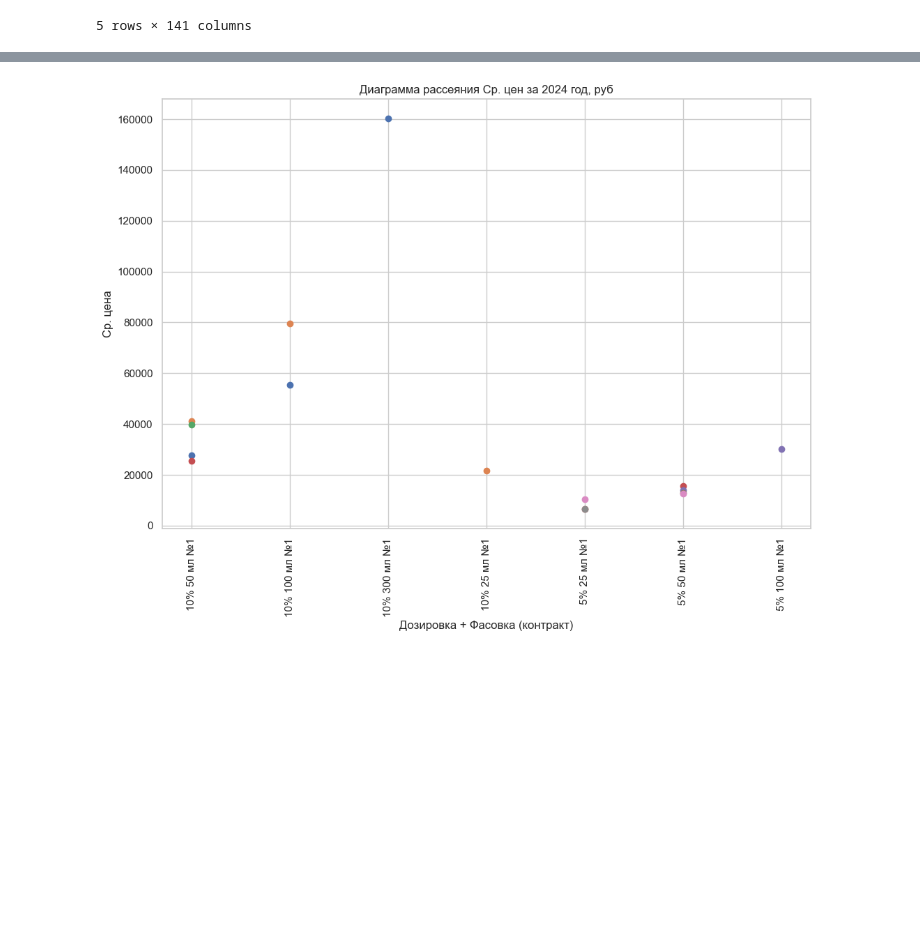
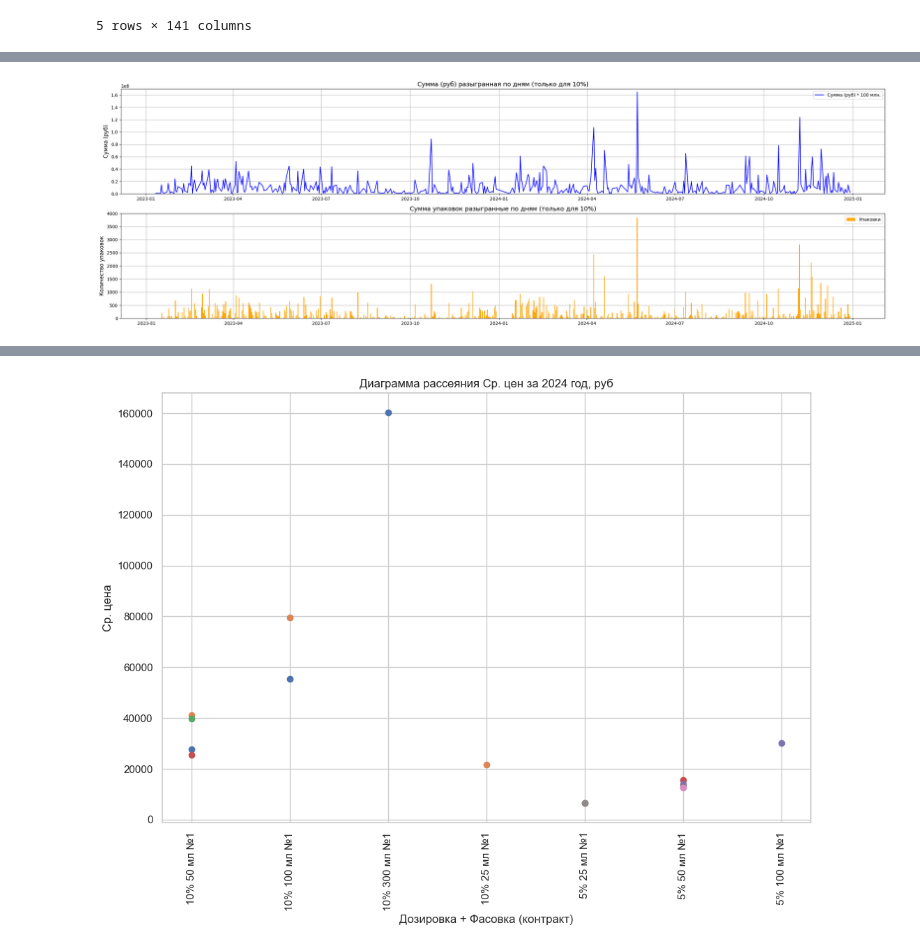
Before and after one commit to ValentinSU/main, a Jupyter notebook: Headway/Immunogolobulin 2023-2024.ipynb, the cells around one changed output, grey strips where cells are left out. Saved outputs shown, nothing was run; the diff lists cells and outputs as text; code cells hidden in the pictures; blank space fills up the shorter version.

```diff
--- a/Headway/Immunogolobulin 2023-2024.ipynb
+++ b/Headway/Immunogolobulin 2023-2024.ipynb
@@ -639,0 +223,24 @@ plt.show()
+# %%
+fig, (ax1, ax2) = plt.subplots(2, 1, figsize=(25, 8))
+
+# Линейный график (сумма по дням)
+ax1.plot(df_data_10proc['Дата'], df_data_10proc['Сумма за ед. по контракту (руб)'], linestyle='-', color='b', label='Сумма (руб) * 100 млн.')
+ax1.set_title('Сумма (руб) разыгранная по дням (только для 10%)', fontsize=14)
+ax1.set_ylabel('Сумма (руб)', fontsize=12)
+ax1.grid(True)
+ax1.set_ylim(0, 170000000)
+ax1.legend(loc='upper right', fontsize=10)
+
+# Столбчатый график (сумма упаковок)
+ax2.bar(df_data_10proc['Дата'], df_data_10proc['Количество упаковок (контракт)'], color='orange', label='Упаковки')
+ax2.set_title('Сумма упаковок разыгранные по дням (только для 10%)', fontsize=14)
+ax2.set_ylabel('Количество упаковок', fontsize=12)
+ax2.grid(True)
+ax2.set_ylim(0, 4000)
+ax2.legend(loc='upper right', fontsize=10)
+
+# Отображение графиков
+plt.tight_layout()
+plt.show()
+# %% [output]
+[figure, added]
```
Also changed, not shown: parts of 62 cells of this notebook.
